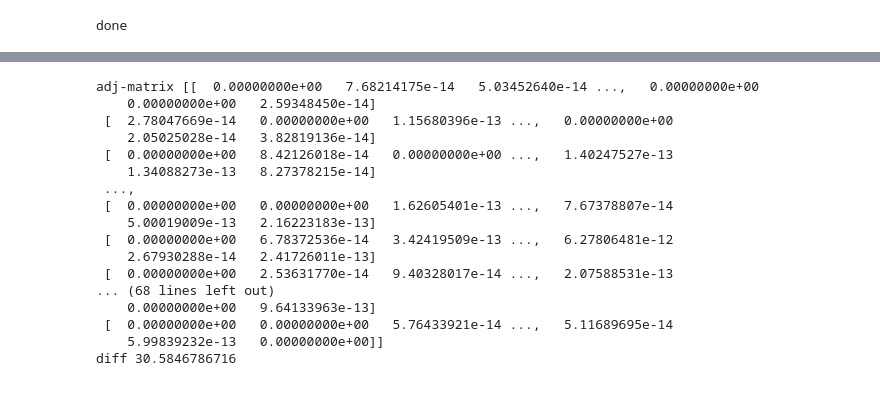
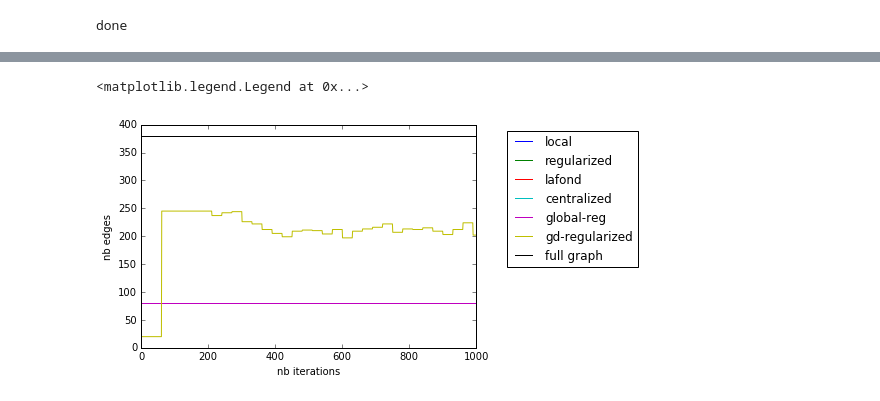
Before and after one commit to vzantedeschi/Dada, a Jupyter notebook: notebooks/Moons.ipynb, the cells around one changed output, grey strips where cells are left out. Drawn from its saved outputs; the diff is of its cells as text; code cells hidden in the pictures.

```diff
--- a/notebooks/Moons.ipynb
+++ b/notebooks/Moons.ipynb
@@ -101,26 +102,18 @@ plt.legend()
-# %%
-for r in results["gd-regularized"]:
-
-    try:
-        print('adj-matrix', r['adj-matrix'])
-        print('diff', r['adj-matrix']/np.linalg.norm(r['adj-matrix']) - similarities/np.linalg.norm(similarities))
-    except Exception as e:
-        pass
-# %% [output]
-adj-matrix [[  0.00000000e+00   7.68214175e-14   5.03452640e-14 ...,   0.00000000e+00
-    0.00000000e+00   2.59348450e-14]
- [  2.78047669e-14   0.00000000e+00   1.15680396e-13 ...,   0.00000000e+00
-    2.05025028e-14   3.82819136e-14]
- [  0.00000000e+00   8.42126018e-14   0.00000000e+00 ...,   1.40247527e-13
-    1.34088273e-13   8.27378215e-14]
- ...,
- [  0.00000000e+00   0.00000000e+00   1.62605401e-13 ...,   7.67378807e-14
-    5.00019009e-13   2.16223183e-13]
- [  0.00000000e+00   6.78372536e-14   3.42419509e-13 ...,   6.27806481e-12
-    2.67930288e-14   2.41726011e-13]
- [  0.00000000e+00   2.53631770e-14   9.40328017e-14 ...,   2.07588531e-13
-... (68 lines left out)
-    0.00000000e+00   9.64133963e-13]
- [  0.00000000e+00   0.00000000e+00   5.76433921e-14 ...,   5.11689695e-14
-    5.99839232e-13   0.00000000e+00]]
-diff 30.5846786716
+# %%
+max_nb_edges = N*(N-1)
+
+plt.xlabel('nb iterations')
+plt.ylabel('nb edges')
+
+for k, r_list in results.items():
+    try:
+        plt.plot(range(len(r_list)), [r['nb-edges'] for r in r_list], label='{}'.format(k))
+    except:
+        pass
+
+plt.plot(range(len(r_list)), [max_nb_edges]*len(r_list), label='full graph')
+
+plt.legend(loc="upper right", bbox_to_anchor=(1.5, 1))
+# %% [output]
+<matplotlib.legend.Legend at 0x...>
+[figure, added]
```
Also changed, not shown: parts of 4 cells of this notebook, 2 other files.
